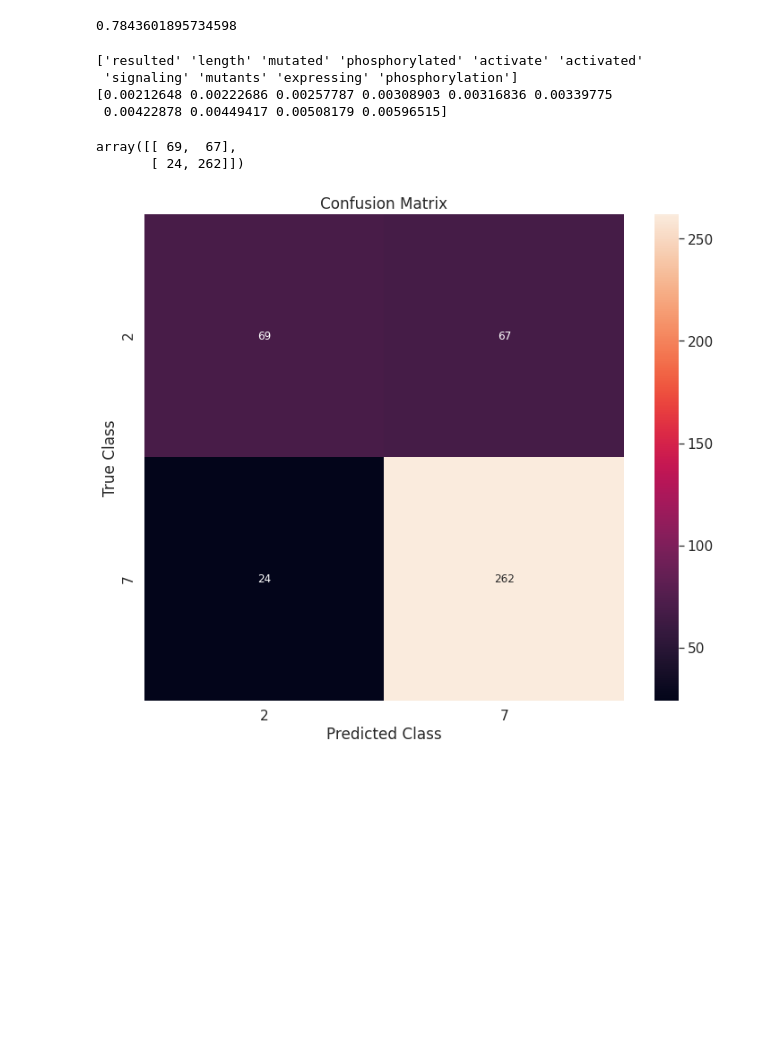
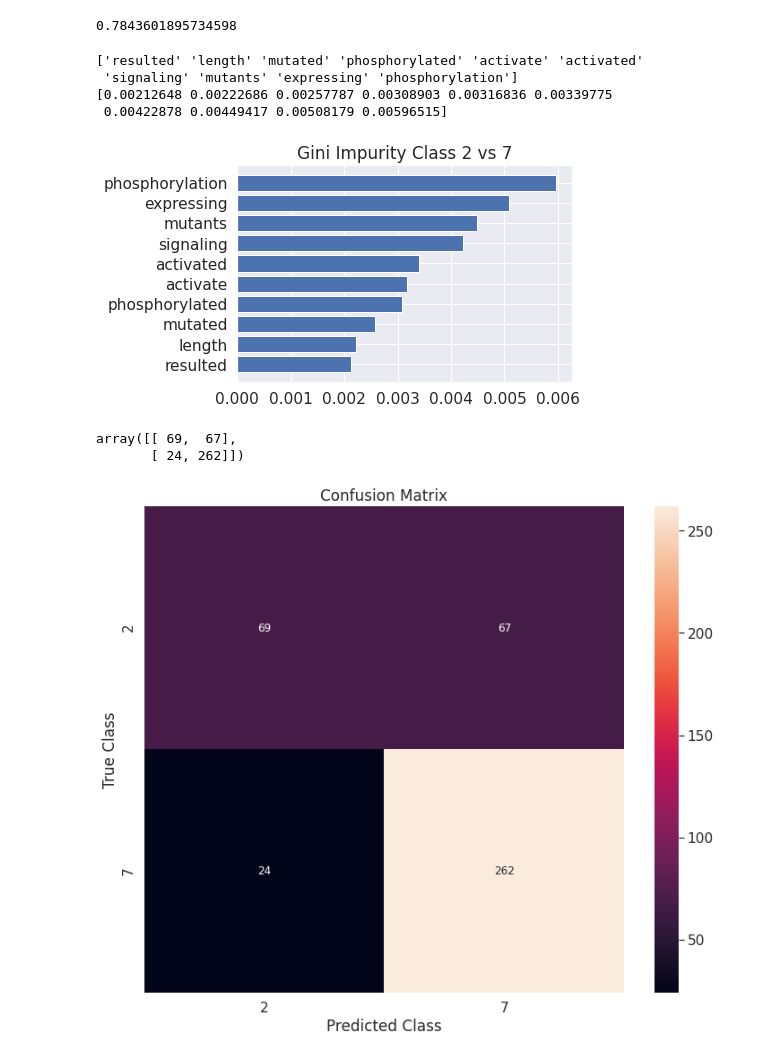
Before and after one commit to Shredder42/mutations, a Jupyter notebook: explore.ipynb, the cells around one changed output. Drawn from its saved outputs; the diff is of its cells as text; code cells hidden in the pictures; blank space fills up the shorter version.

```diff
--- a/explore.ipynb
+++ b/explore.ipynb
@@ -1095,3 +1093,7 @@ print(values)
+# %%
+gini_plot('2 vs 7', words, values)
+# %% [output]
+[figure, added]
 # %%
 cm = confusion_matrix(y_true=new_y_test, y_pred=y_pred)
 cm
```
Also changed, not shown: parts of 26 cells of this notebook.
